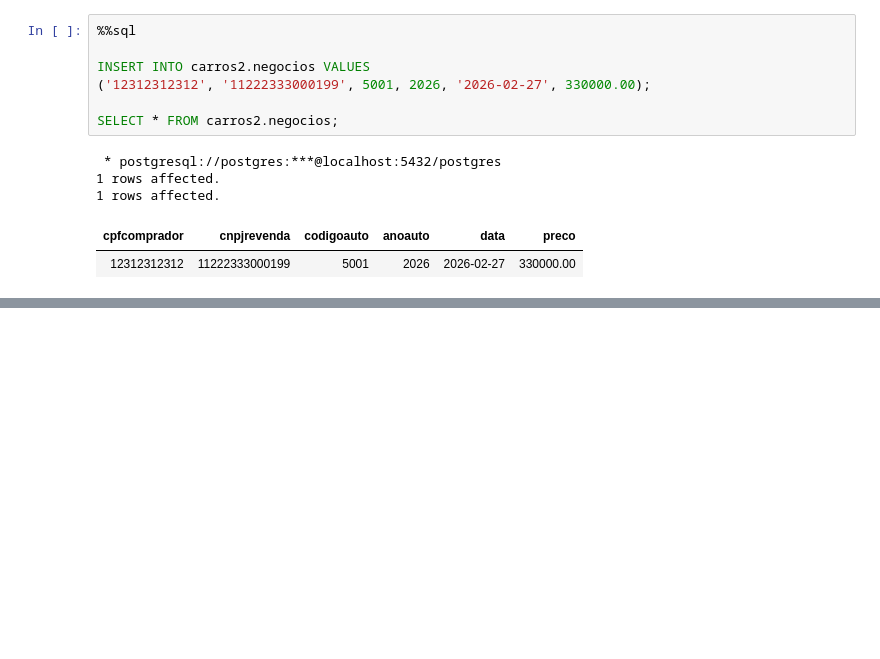
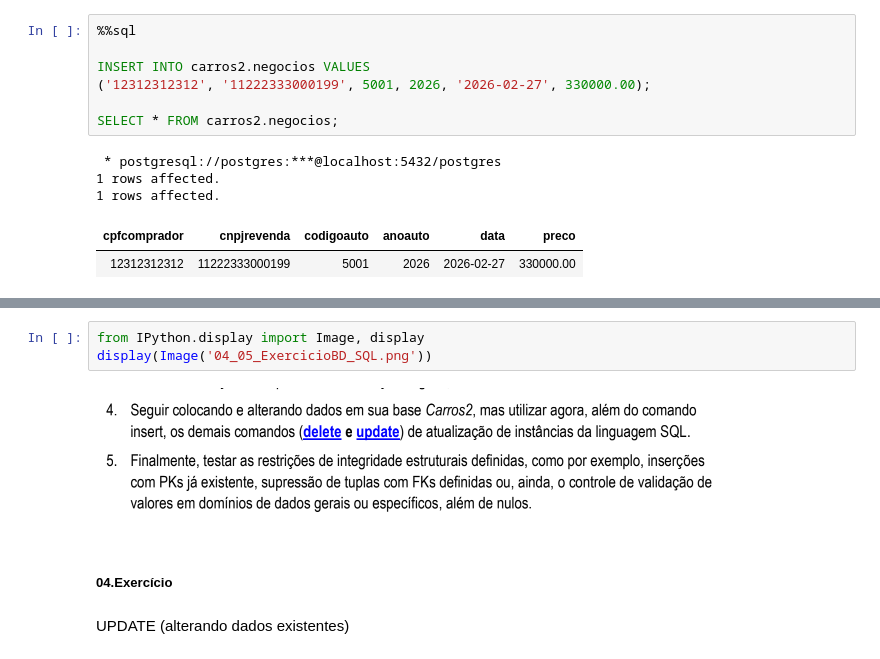
Before and after one commit to biancasipas/BancosDadosSQL, a Jupyter notebook: bd_aula2.ipynb, the cells around one changed output, grey strips where cells are left out. Cells and saved outputs as stored; diff of their text form; blank space fills up the shorter version.

```diff
--- a/bd_aula2.ipynb
+++ b/bd_aula2.ipynb
@@ -419,0 +564,9 @@ https://drive.google.com/file/d/10-lx_mCLC4svbnopnlBKxtfsBJGqdbXt/view?usp=shari
+# %%
+from IPython.display import Image, display
+display(Image('04_05_ExercicioBD_SQL.png'))
+# %% [output]
+[figure, added]
+# %% [markdown]
+##### 04.Exercício
+# %% [markdown]
+UPDATE (alterando dados existentes)
```
Also changed, not shown: parts of 40 cells of this notebook, 3 other files.
